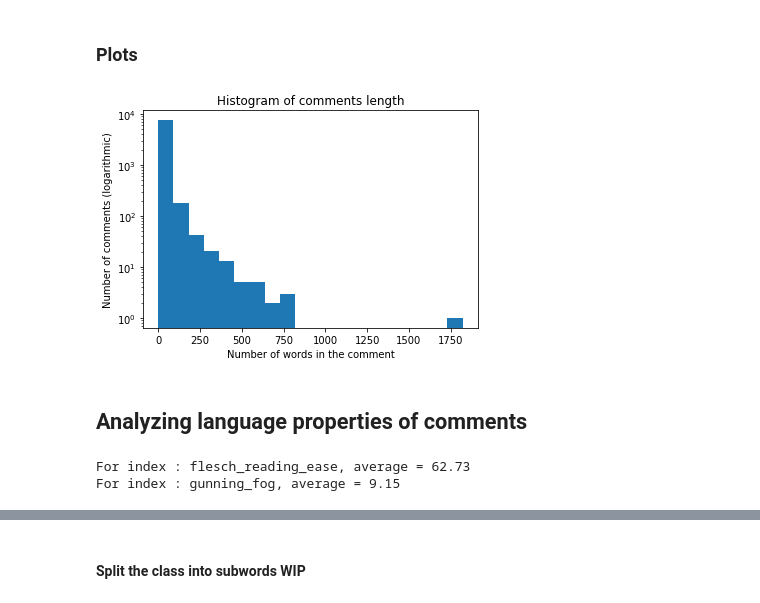
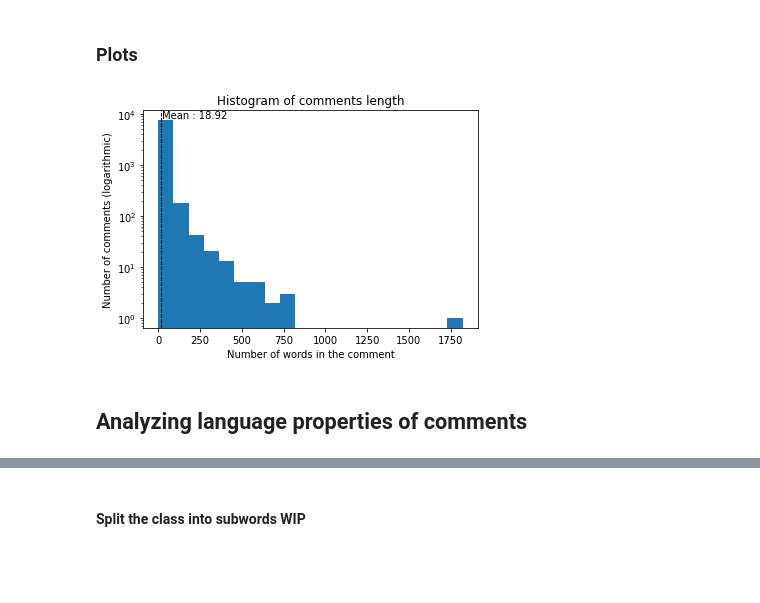
Before and after one commit to Naralas/SC-Seminar-Comment-Quality-Pharo, a Jupyter notebook: metrics_tests.ipynb, the cells around one changed output, grey strips where cells are left out. Cells and saved outputs as stored; diff of their text form; code cells hidden in the pictures; blank space fills up the shorter version.

Commit message:
Added new readability index and plots

```diff
--- a/metrics_tests.ipynb
+++ b/metrics_tests.ipynb
@@ -96,19 +94,29 @@ Number of comments with too few words (but not empty) : 196
 Ratio of comments too short : 2.5 %
 # %% [markdown]
 ### Plots
+# %%
+import matplotlib.pyplot as plt
+from statistics import mean
+
+def plot_histogram(values, bins, title, xlabel, ylabel, yscale_val='linear', plot_average=False):
+    plt.hist(values, bins=bins)
+    plt.yscale(value=yscale_val)
+    plt.title(title)
+    plt.xlabel(xlabel)
+    plt.ylabel(ylabel)
+
+    if(plot_average):
+        mean_val = mean(values)
+        plt.axvline(mean_val, color='k', linestyle='dashed', linewidth=1)
+        plt.min_ylim, max_ylim = plt.ylim()
+        plt.text(mean_val*1.1, max_ylim*0.7, f"Avg : {mean_val:.2f}")
+    plt.show()
 # %%
-import matplotlib.pyplot as plt
-
 comments_len = list(map(lambda c: len(c), comments))
-
-plt.hist(comments_len, bins=20)
-plt.yscale(value='log')
-plt.title('Histogram of comments length')
-plt.ylabel('Number of comments (logarithmic)')
-plt.xlabel('Number of words in the comment')
-plt.show()
+plot_histogram(comments_len, bins=20, yscale_val='log', title='Histogram of comments length',
+                  ylabel='Number of comments (logarithmic)', xlabel='Number of words in the comment', plot_average=True)
 # %% [output]
-[figure, old version]
+[figure, new version]
 # %% [markdown]
 ## Analyzing language properties of comments
 # %%
@@ -145,11 +154,3 @@ for comment in comments:
     for index_label, index_func in indices_functions.items():
         val = index_func(comment)
         indices_values[index_label].append(val)
-# %%
-from statistics import mean
-
-for label, values in indices_values.items():
-    print(f"For index : {label}, average = {mean(values):.2f}")
-# %% [output]
-For index : flesch_reading_ease, average = 62.73
-For index : gunning_fog, average = 9.15
```
Also changed, not shown: parts of 4 cells of this notebook.
